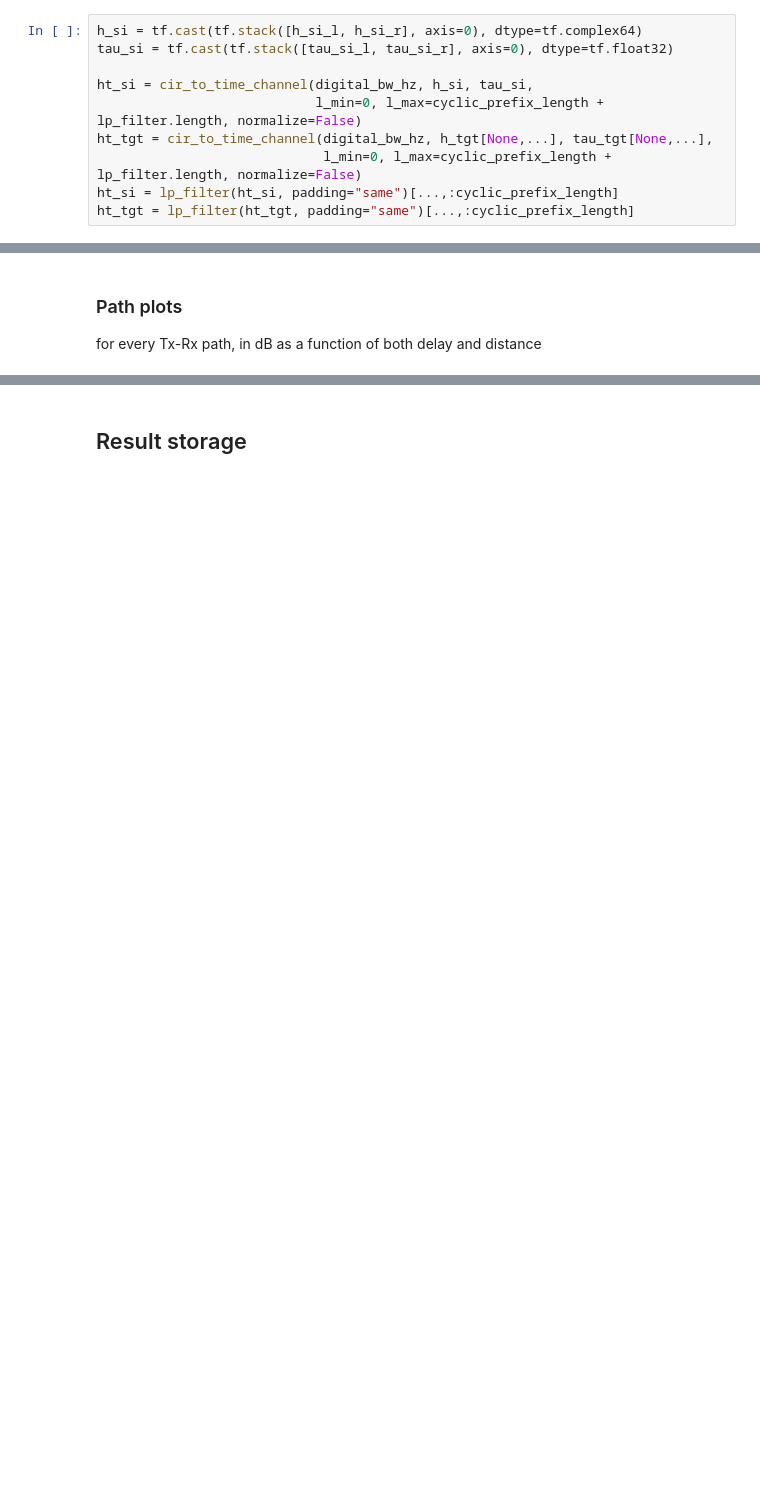
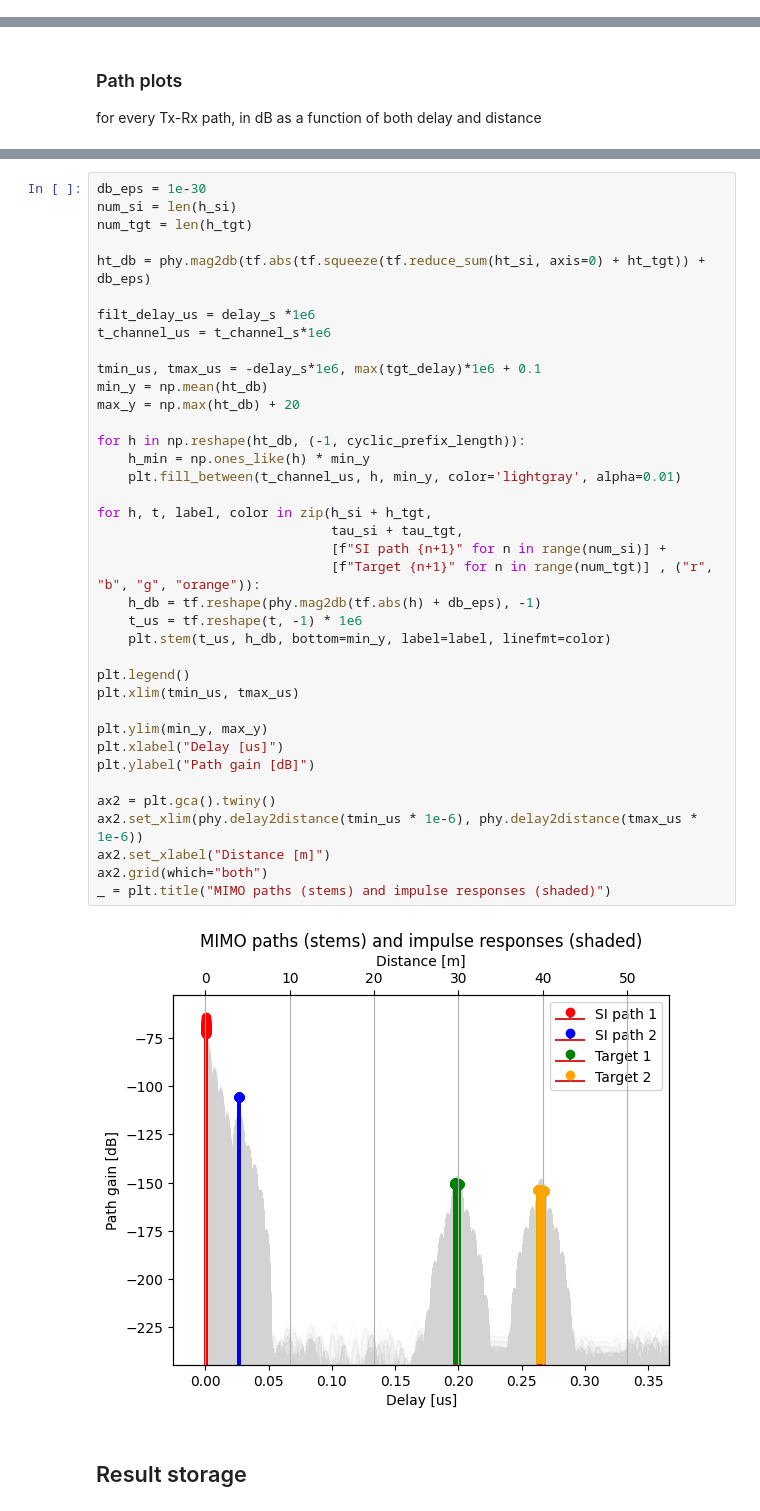
Before and after one commit to rodrihgh/CISSIR, a Jupyter notebook: notebooks/simulation/channel.ipynb, the cells around one changed output, grey strips where cells are left out. Drawn from its saved outputs; the diff is of its cells as text; blank space fills up the shorter version.

Commit message:
Add 2nd target with ray tracing

```diff
--- a/notebooks/simulation/channel.ipynb
+++ b/notebooks/simulation/channel.ipynb
@@ -306,10 +327,0 @@ Compute "analog" channels with low-pass filter
-# %%
-h_si = tf.cast(tf.stack([h_si_l, h_si_r], axis=0), dtype=tf.complex64)
-tau_si = tf.cast(tf.stack([tau_si_l, tau_si_r], axis=0), dtype=tf.float32)
-
-ht_si = cir_to_time_channel(digital_bw_hz, h_si, tau_si,
-                            l_min=0, l_max=cyclic_prefix_length + lp_filter.length, normalize=False)
-ht_tgt = cir_to_time_channel(digital_bw_hz, h_tgt[None,...], tau_tgt[None,...],
-                             l_min=0, l_max=cyclic_prefix_length + lp_filter.length, normalize=False)
-ht_si = lp_filter(ht_si, padding="same")[...,:cyclic_prefix_length]
-ht_tgt = lp_filter(ht_tgt, padding="same")[...,:cyclic_prefix_length]
@@ -400,3 +372,43 @@ _ = plt.title("MIMO paths (stems) and impulse responses (shaded)")
+# %%
+db_eps = 1e-30
+num_si = len(h_si)
+num_tgt = len(h_tgt)
+
+ht_db = phy.mag2db(tf.abs(tf.squeeze(tf.reduce_sum(ht_si, axis=0) + ht_tgt)) + db_eps)
+
+filt_delay_us = delay_s *1e6
+t_channel_us = t_channel_s*1e6
+
+tmin_us, tmax_us = -delay_s*1e6, max(tgt_delay)*1e6 + 0.1
+min_y = np.mean(ht_db)
+max_y = np.max(ht_db) + 20
+
+for h in np.reshape(ht_db, (-1, cyclic_prefix_length)):
+    h_min = np.ones_like(h) * min_y
+    plt.fill_between(t_channel_us, h, min_y, color='lightgray', alpha=0.01)
+
+for h, t, label, color in zip(h_si + h_tgt,
+                              tau_si + tau_tgt,
+                              [f"SI path {n+1}" for n in range(num_si)] +
+                              [f"Target {n+1}" for n in range(num_tgt)] , ("r", "b", "g", "orange")):
+    h_db = tf.reshape(phy.mag2db(tf.abs(h) + db_eps), -1)
+    t_us = tf.reshape(t, -1) * 1e6
+    plt.stem(t_us, h_db, bottom=min_y, label=label, linefmt=color)
+
+plt.legend()
+plt.xlim(tmin_us, tmax_us)
+
+plt.ylim(min_y, max_y)
+plt.xlabel("Delay [us]")
+plt.ylabel("Path gain [dB]")
+
+ax2 = plt.gca().twiny()
+ax2.set_xlim(phy.delay2distance(tmin_us * 1e-6), phy.delay2distance(tmax_us * 1e-6))
+ax2.set_xlabel("Distance [m]")
+ax2.grid(which="both")
+_ = plt.title("MIMO paths (stems) and impulse responses (shaded)")
+# %% [output]
+[figure, added]
 # %% [markdown]
 ## Result storage
 # %%
```
Also changed, not shown: parts of 16 cells of this notebook, 4 other files.
